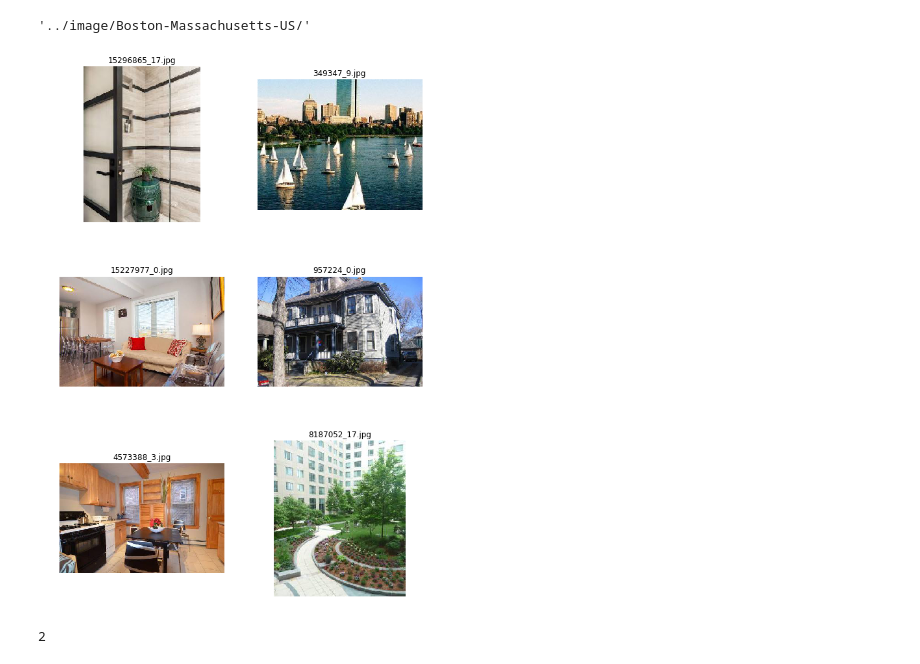
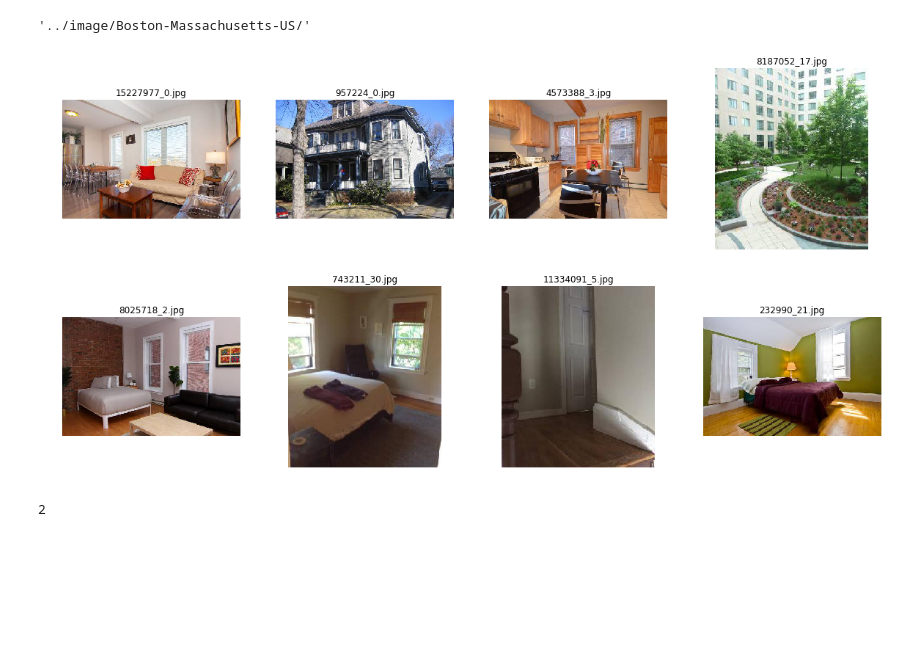
Before and after one commit to starfoe/Eye-bnb, a Jupyter notebook: Notebook/Image_process_trail.ipynb, the cells around one changed output. Drawn from its saved outputs; the diff is of its cells as text; code cells hidden in the pictures; blank space fills up the shorter version.

```diff
--- a/Notebook/Image_process_trail.ipynb
+++ b/Notebook/Image_process_trail.ipynb
@@ -104,17 +103,18 @@ def image_show(datapath,nums = 6,startImg = 0, **kwargs):
     else:
         image_list = os.listdir(datapath)
         nums = min(nums,len(image_list)-startImg)
+
     pl.figure(figsize = (fig_column*5,math.ceil(nums/fig_column)*5) )
 
     for i in range(nums):
         pl.subplot(math.ceil(nums/fig_column),fig_column,i+1,title = image_list[startImg+i])
         img = Image.open(datapath+image_list[startImg+i])
         pl.axis('off')
-        imshow(img)
+        pl.imshow(img)
-# %%
-image_shown(image_path,6)
-# %% [output]
-[figure, removed]
+# %%
+image_show(image_path,11,2,imageList = file_toy)
+# %% [output]
+[figure, added]
 # %%
 import gist
 # %%
```
Also changed, not shown: parts of 35 cells of this notebook, 3 other files.
